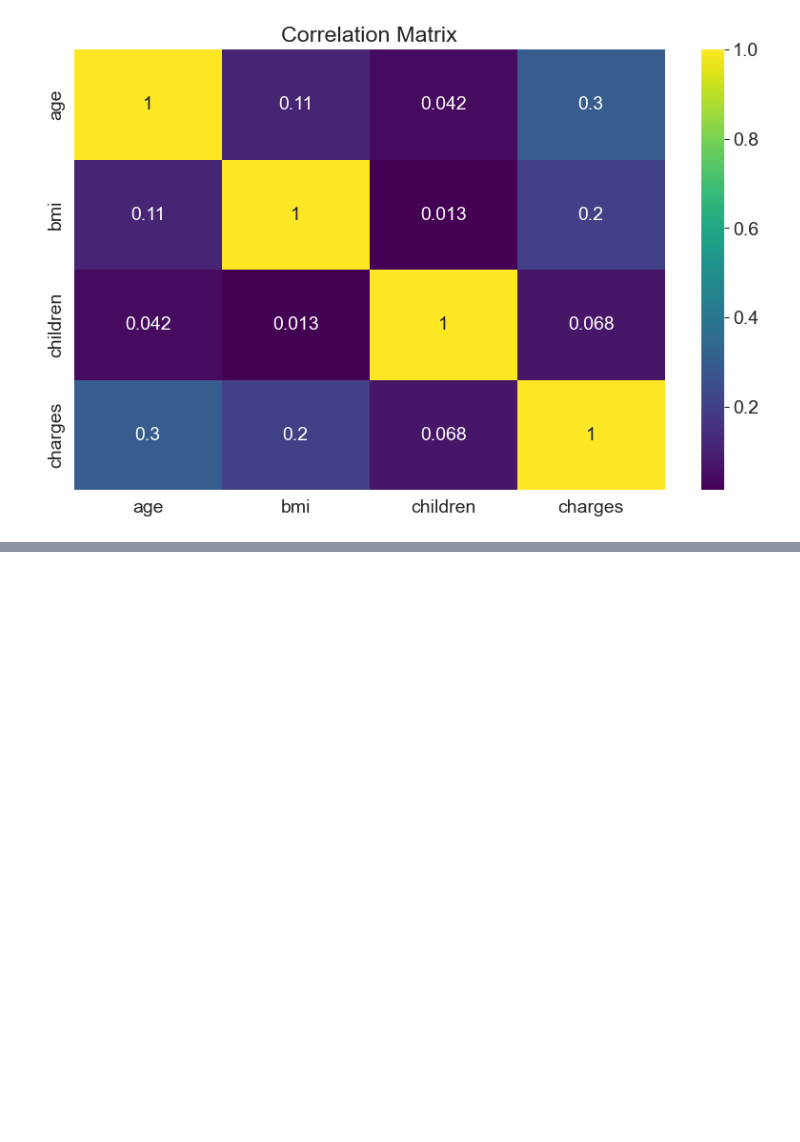
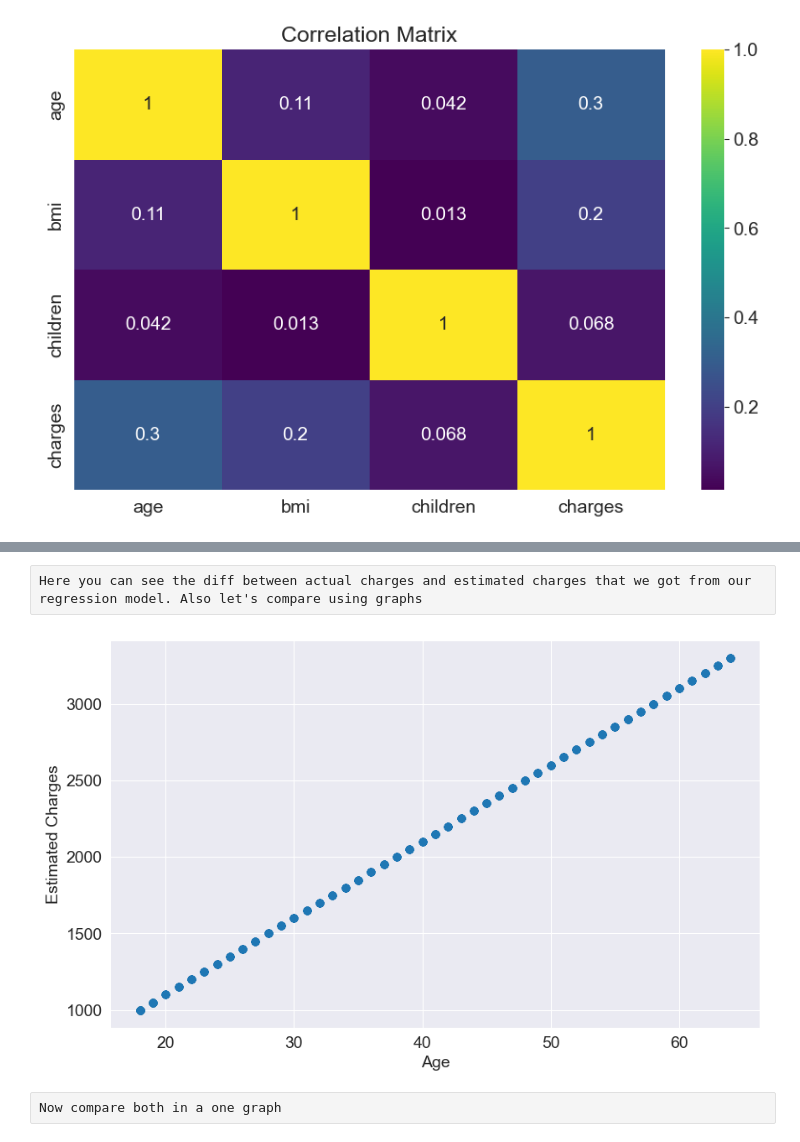
Before and after one commit to Janith262/Medical_insurance_analysis_ML_Project, a Jupyter notebook: ACME_Insurance_Question.ipynb, the cells around one changed output, grey strips where cells are left out. Saved outputs shown, nothing was run; the diff lists cells and outputs as text; code cells hidden in the pictures; blank space fills up the shorter version.

```diff
--- a/ACME_Insurance_Question.ipynb
+++ b/ACME_Insurance_Question.ipynb
@@ -300,0 +310,6 @@ plt.title('Correlation Matrix');
+# %%
+def estimate_charges(age, w, b):
+    return w * age + b
+# %%
+w = 50
+b = 100
@@ -300,0 +320,3 @@ plt.title('Correlation Matrix');
+# %%
+ages = non_smoker_df.age
+ages
@@ -300,0 +336,3 @@ plt.title('Correlation Matrix');
+# %%
+estimated_charges = estimate_charges(ages, w, b)
+estimated_charges
@@ -300,0 +367,10 @@ plt.title('Correlation Matrix');
+# %% [raw]
+Here you can see the diff between actual charges and estimated charges that we got from our regression model. Also let's compare using graphs
+# %%
+plt.scatter(ages, estimated_charges);
+plt.xlabel('Age');
+plt.ylabel('Estimated Charges');
+# %% [output]
+[figure, added]
+# %% [raw]
+Now compare both in a one graph
```
Also changed, not shown: parts of 19 cells of this notebook.
